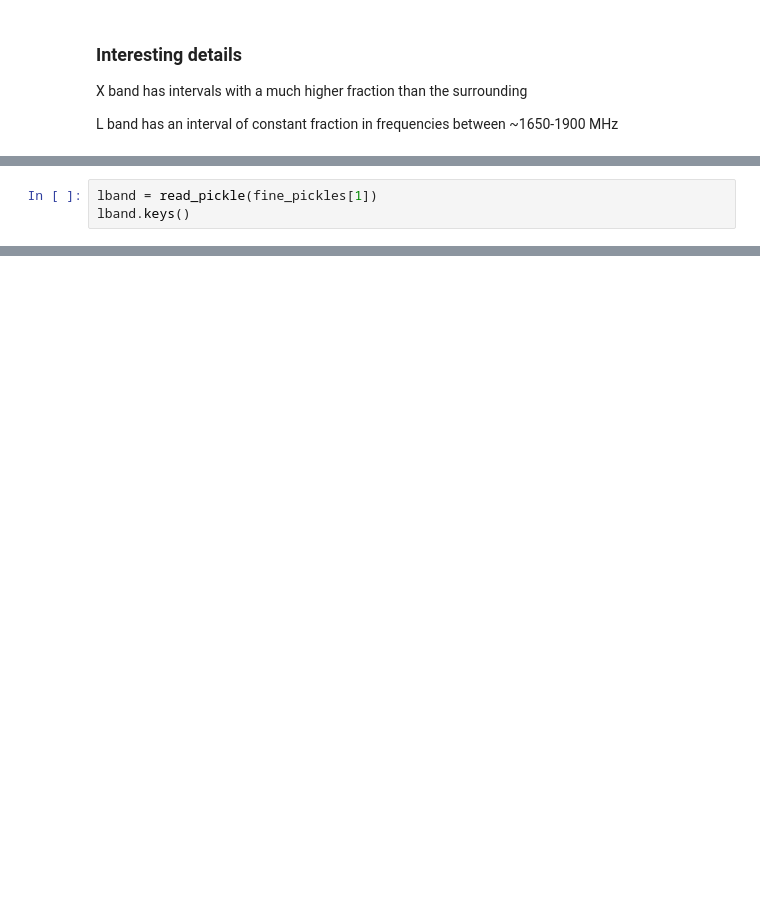
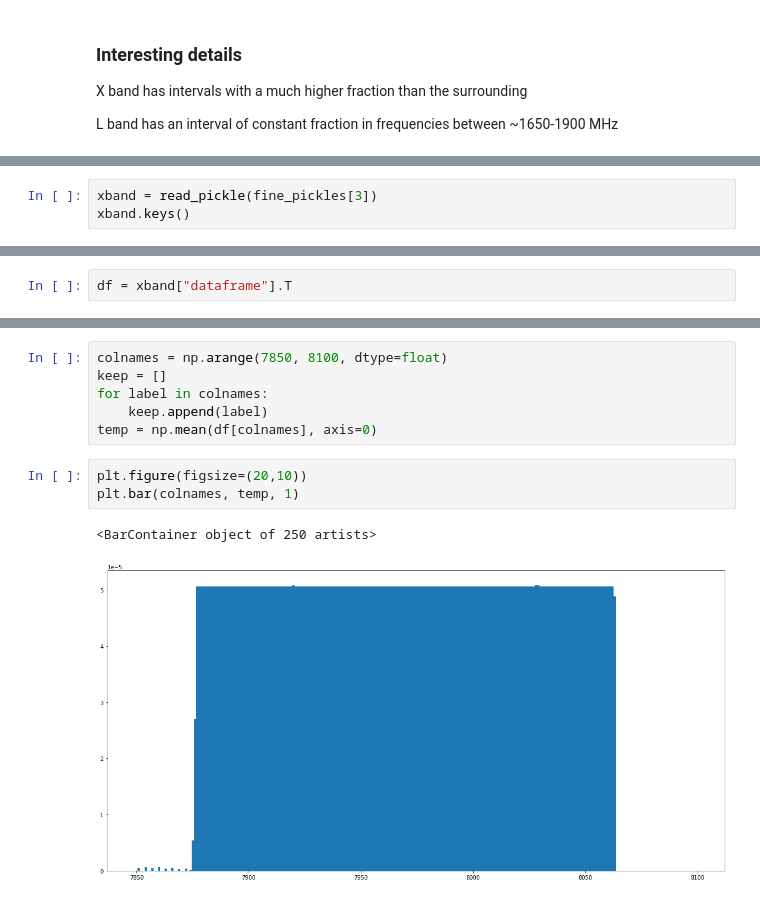
Before and after one commit to dbautista98/Breakthrough_Listen, a Jupyter notebook: turboSETI_vs_energy_detection.ipynb, the cells around one changed output, grey strips where cells are left out. Cells and saved outputs as stored; diff of their text form; blank space fills up the shorter version.

```diff
--- a/turboSETI_vs_energy_detection.ipynb
+++ b/turboSETI_vs_energy_detection.ipynb
@@ -160,4 +166,4 @@ L band has an interval of constant fraction in frequencies between ~1650-1900 MH
 # %%
-lband = read_pickle(fine_pickles[1])
-lband.keys()
+xband = read_pickle(fine_pickles[3])
+xband.keys()
 # %% [output]
@@ -199,0 +174,2 @@ plt.bar(read_pickle(fine_pickles[1])["frequency bin"][:-1], event_counts)
+# %%
+df = xband["dataframe"].T
@@ -199,0 +192,12 @@ plt.bar(read_pickle(fine_pickles[1])["frequency bin"][:-1], event_counts)
+# %%
+colnames = np.arange(7850, 8100, dtype=float)
+keep = []
+for label in colnames:
+    keep.append(label)
+temp = np.mean(df[colnames], axis=0)
+# %%
+plt.figure(figsize=(20,10))
+plt.bar(colnames, temp, 1)
+# %% [output]
+<BarContainer object of 250 artists>
+[figure, added]
```
Also changed, not shown: parts of 24 cells of this notebook.
